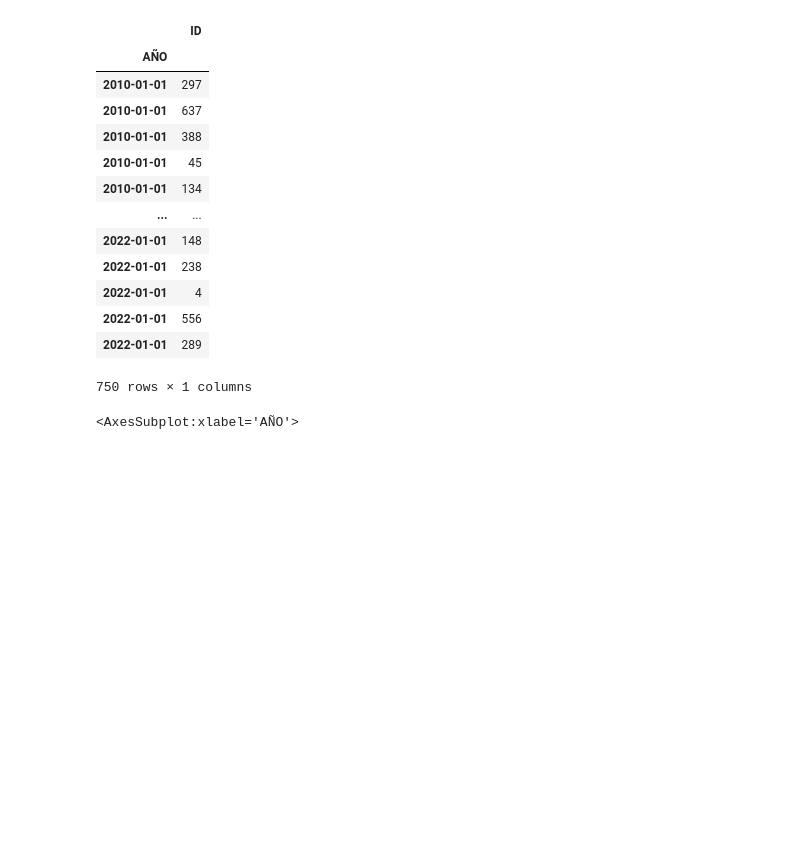
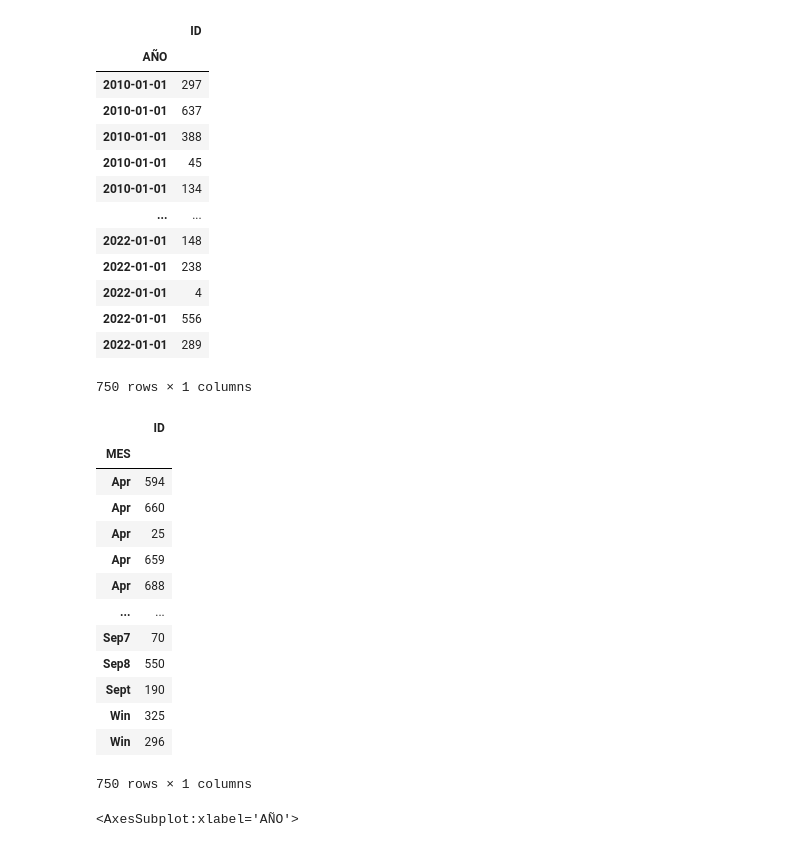
Before and after one commit to jorgeigna/USS-DMDB-Taller2, a Jupyter notebook: Parte 4.ipynb, the cells around one changed output. Saved outputs shown, nothing was run; the diff lists cells and outputs as text; code cells hidden in the pictures; blank space fills up the shorter version.

```diff
--- a/Parte 4.ipynb
+++ b/Parte 4.ipynb
@@ -52,6 +48,26 @@ df
 | 2022-01-01 | 556 |
 | 2022-01-01 | 289 |
 750 rows × 1 columns
+# %%
+dfMes = pd.read_excel('DatosInvestigacion1-CargaCompleta.xlsx',index_col='MES',parse_dates=True)
+dfMes =dfMes.sort_values('MES')
+dfMes = dfMes.drop(['TITULO','AÑO','AUTORES','REVISTA','CITACIONES','REFERENCIAS'], axis=1)
+dfMes
+# %% [output]
+|  | ID |
+| MES |  |
+| Apr | 594 |
+| Apr | 660 |
+| Apr | 25 |
+| Apr | 659 |
+| Apr | 688 |
+| ... | ... |
+| Sep7 | 70 |
+| Sep8 | 550 |
+| Sept | 190 |
+| Win | 325 |
+| Win | 296 |
+750 rows × 1 columns
 # %%
 df.plot(figsize=(12,6))
 # %% [output]
```
Also changed, not shown: parts of 10 cells of this notebook.
